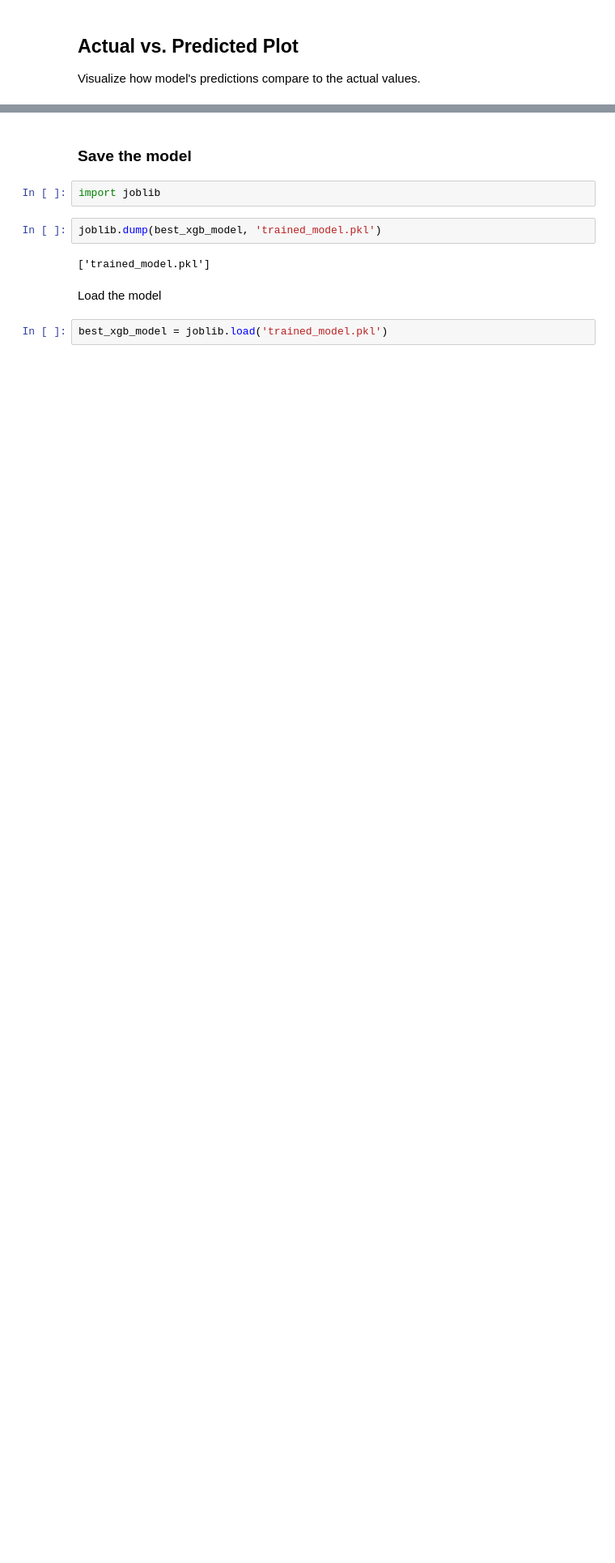
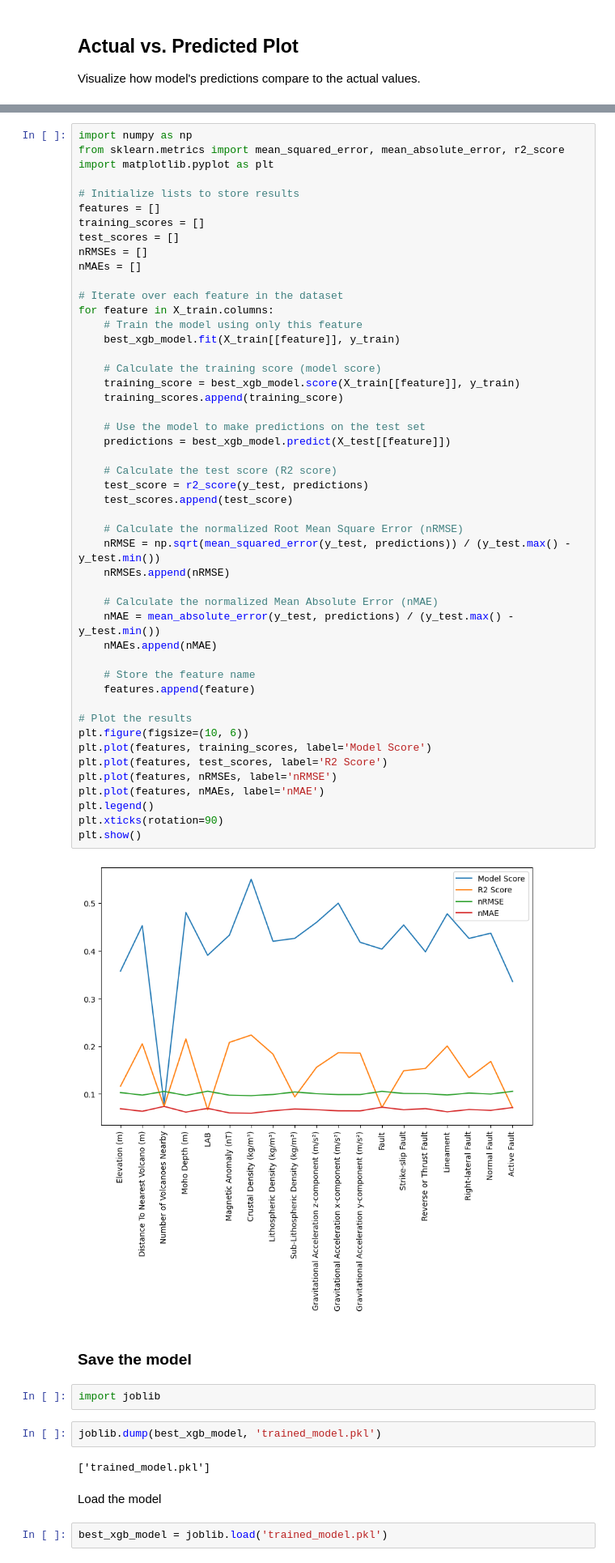
Before and after one commit to jcmefra/Geothermal-Gradient-Machine-Learning, a Jupyter notebook: Model_V2.ipynb, the cells around one changed output, grey strips where cells are left out. Shown at 81% size. Drawn from its saved outputs; the diff is of its cells as text; blank space fills up the shorter version.

```diff
--- a/Model_V2.ipynb
+++ b/Model_V2.ipynb
@@ -1020,3 +1076,53 @@ plt.show()
+# %%
+import numpy as np
+from sklearn.metrics import mean_squared_error, mean_absolute_error, r2_score
+import matplotlib.pyplot as plt
+
+# Initialize lists to store results
+features = []
+training_scores = []
+test_scores = []
+nRMSEs = []
+nMAEs = []
+
+# Iterate over each feature in the dataset
+for feature in X_train.columns:
+    # Train the model using only this feature
+    best_xgb_model.fit(X_train[[feature]], y_train)
+
+    # Calculate the training score (model score)
+    training_score = best_xgb_model.score(X_train[[feature]], y_train)
+    training_scores.append(training_score)
+
+    # Use the model to make predictions on the test set
+    predictions = best_xgb_model.predict(X_test[[feature]])
+
+    # Calculate the test score (R2 score)
+    test_score = r2_score(y_test, predictions)
+    test_scores.append(test_score)
+
+    # Calculate the normalized Root Mean Square Error (nRMSE)
+    nRMSE = np.sqrt(mean_squared_error(y_test, predictions)) / (y_test.max() - y_test.min())
+    nRMSEs.append(nRMSE)
+
+    # Calculate the normalized Mean Absolute Error (nMAE)
+    nMAE = mean_absolute_error(y_test, predictions) / (y_test.max() - y_test.min())
+    nMAEs.append(nMAE)
+
+    # Store the feature name
+    features.append(feature)
+
+# Plot the results
+plt.figure(figsize=(10, 6))
+plt.plot(features, training_scores, label='Model Score')
+plt.plot(features, test_scores, label='R2 Score')
+plt.plot(features, nRMSEs, label='nRMSE')
+plt.plot(features, nMAEs, label='nMAE')
+plt.legend()
+plt.xticks(rotation=90)
+plt.show()
+# %% [output]
+[figure, added]
 # %% [markdown]
 ### Save the model
 # %%
```
Also changed, not shown: parts of 8 cells of this notebook.
